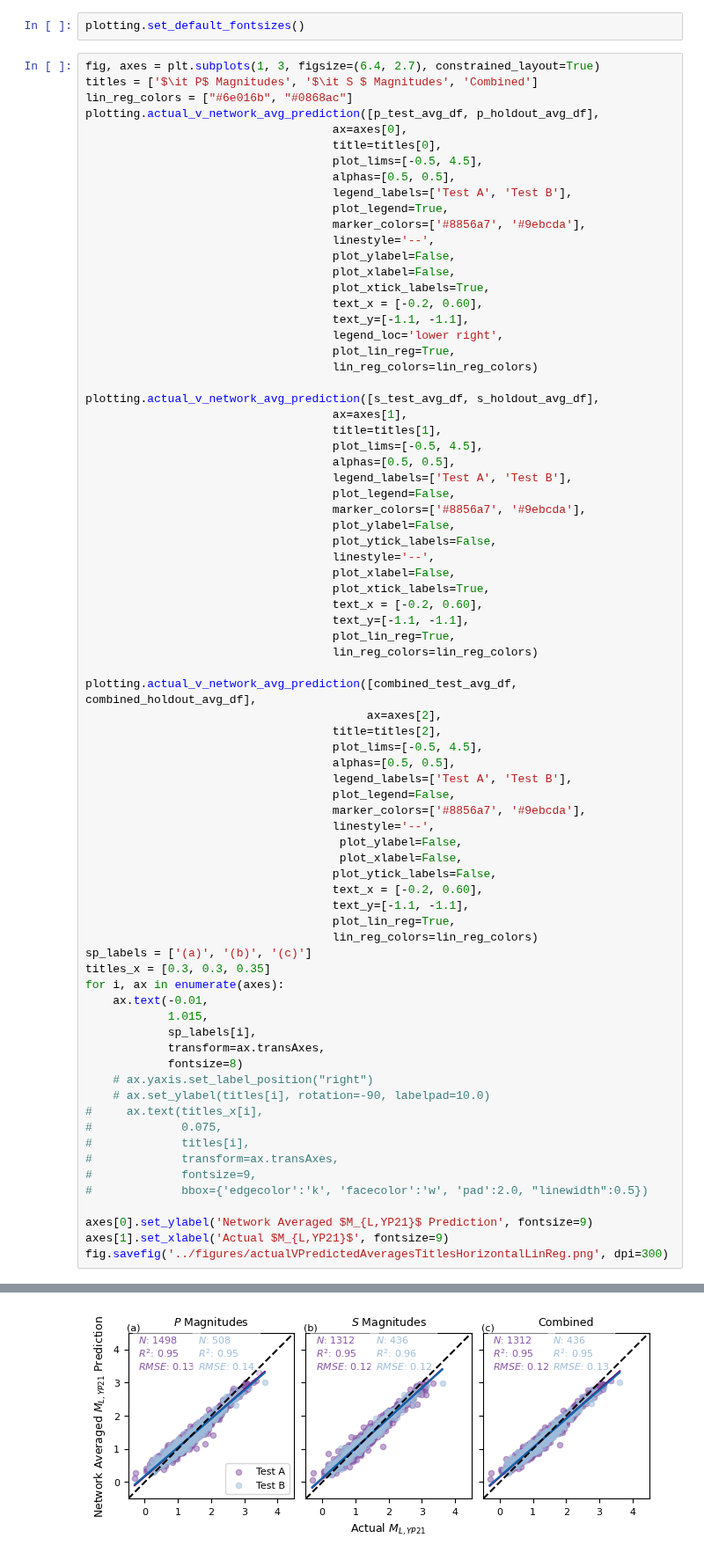
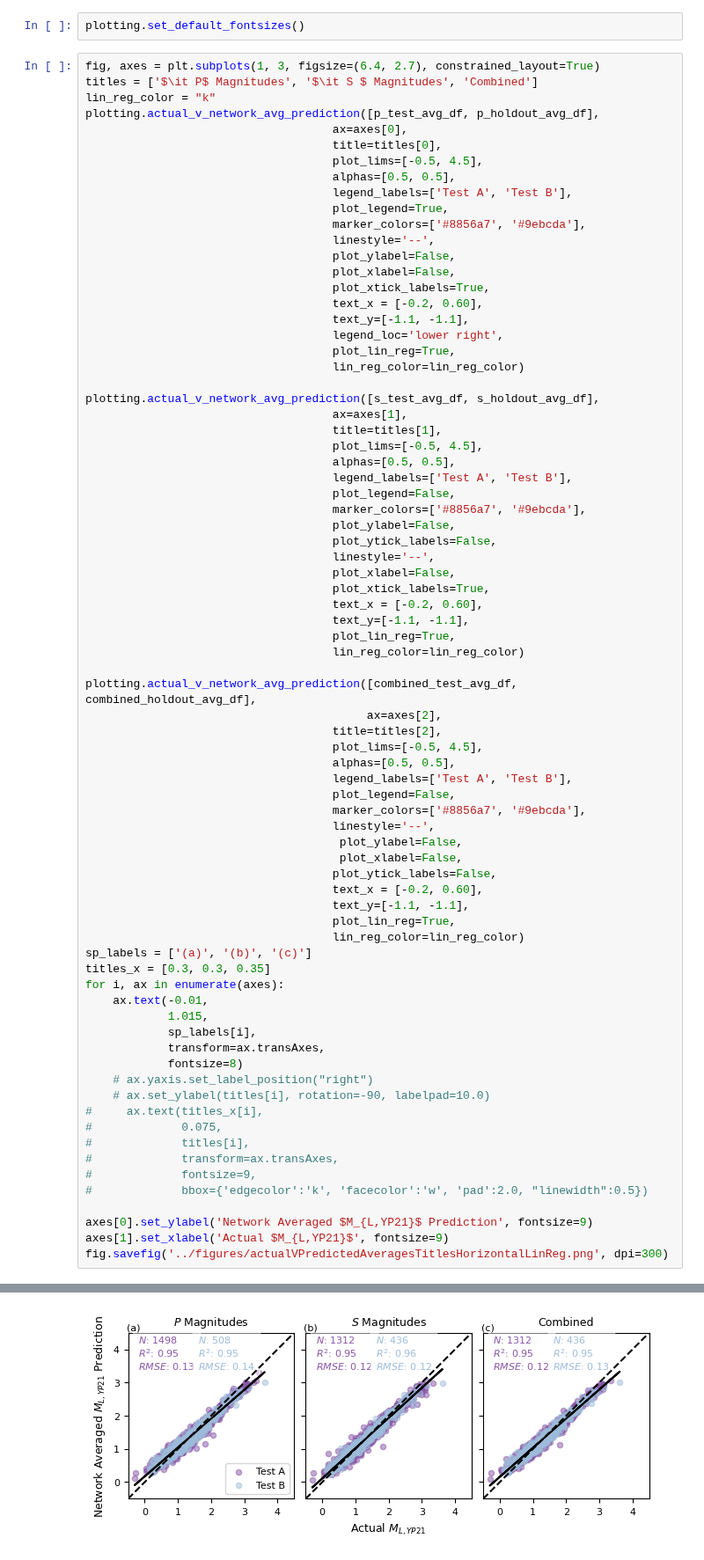
Before and after one commit to armstrong06/featmag, a Jupyter notebook: notebooks_figures/combinePandSPredictions.ipynb, the cells around one changed output, grey strips where cells are left out. Shown at 88% size. Cells and saved outputs as stored; diff of their text form.

```diff
--- a/notebooks_figures/combinePandSPredictions.ipynb
+++ b/notebooks_figures/combinePandSPredictions.ipynb
@@ -127,7 +127,7 @@ plotting.set_default_fontsizes()
 # %%
 fig, axes = plt.subplots(1, 3, figsize=(6.4, 2.7), constrained_layout=True)
 titles = ['$\it P$ Magnitudes', '$\it S $ Magnitudes', 'Combined']
-lin_reg_colors = ["#6e016b", "#0868ac"]
+lin_reg_color = "k"
 plotting.actual_v_network_avg_prediction([p_test_avg_df, p_holdout_avg_df],
                                     ax=axes[0],
                                     title=titles[0],
@@ -144,7 +144,7 @@ plotting.actual_v_network_avg_prediction([p_test_avg_df, p_holdout_avg_df],
                                     text_y=[-1.1, -1.1],
                                     legend_loc='lower right',
                                     plot_lin_reg=True,
-                                    lin_reg_colors=lin_reg_colors)
+                                    lin_reg_color=lin_reg_color)
 
 plotting.actual_v_network_avg_prediction([s_test_avg_df, s_holdout_avg_df],
                                     ax=axes[1],
@@ -162,7 +162,7 @@ plotting.actual_v_network_avg_prediction([s_test_avg_df, s_holdout_avg_df],
                                     text_x = [-0.2, 0.60],
                                     text_y=[-1.1, -1.1],
                                     plot_lin_reg=True,
-                                    lin_reg_colors=lin_reg_colors)
+                                    lin_reg_color=lin_reg_color)
 
 plotting.actual_v_network_avg_prediction([combined_test_avg_df, combined_holdout_avg_df],
                                          ax=axes[2],
@@ -179,7 +179,7 @@ plotting.actual_v_network_avg_prediction([combined_test_avg_df, combined_holdout
                                     text_x = [-0.2, 0.60],
                                     text_y=[-1.1, -1.1],
                                     plot_lin_reg=True,
-                                    lin_reg_colors=lin_reg_colors)
+                                    lin_reg_color=lin_reg_color)
 sp_labels = ['(a)', '(b)', '(c)']
 titles_x = [0.3, 0.3, 0.35]
 for i, ax in enumerate(axes):
@@ -204 +205 @@ fig.savefig('../figures/actualVPredictedAveragesTitlesHorizontalLinReg.png', dpi
-[figure, old version]
+[figure, new version]
```
Also changed, not shown: parts of 2 cells of this notebook, 1 other file.
